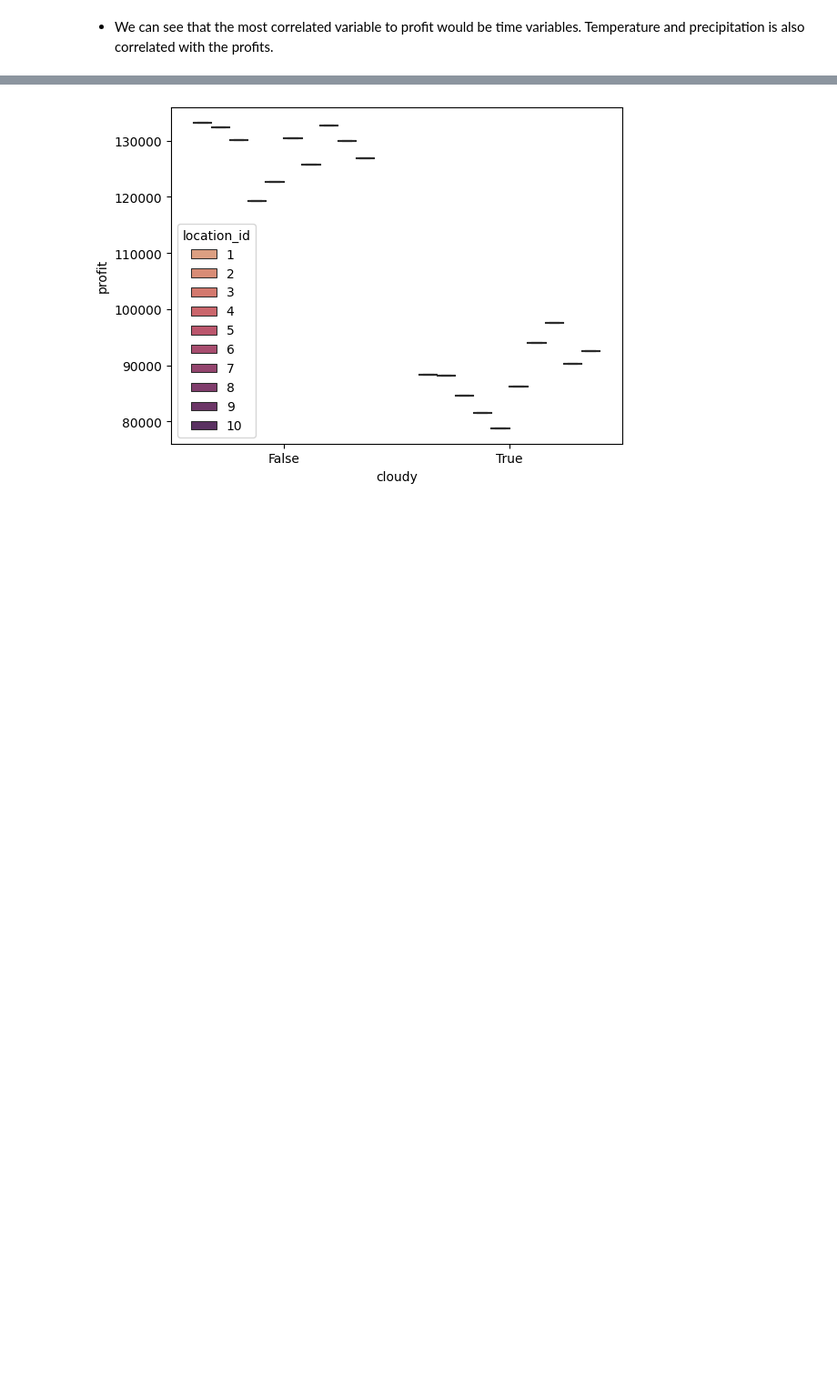
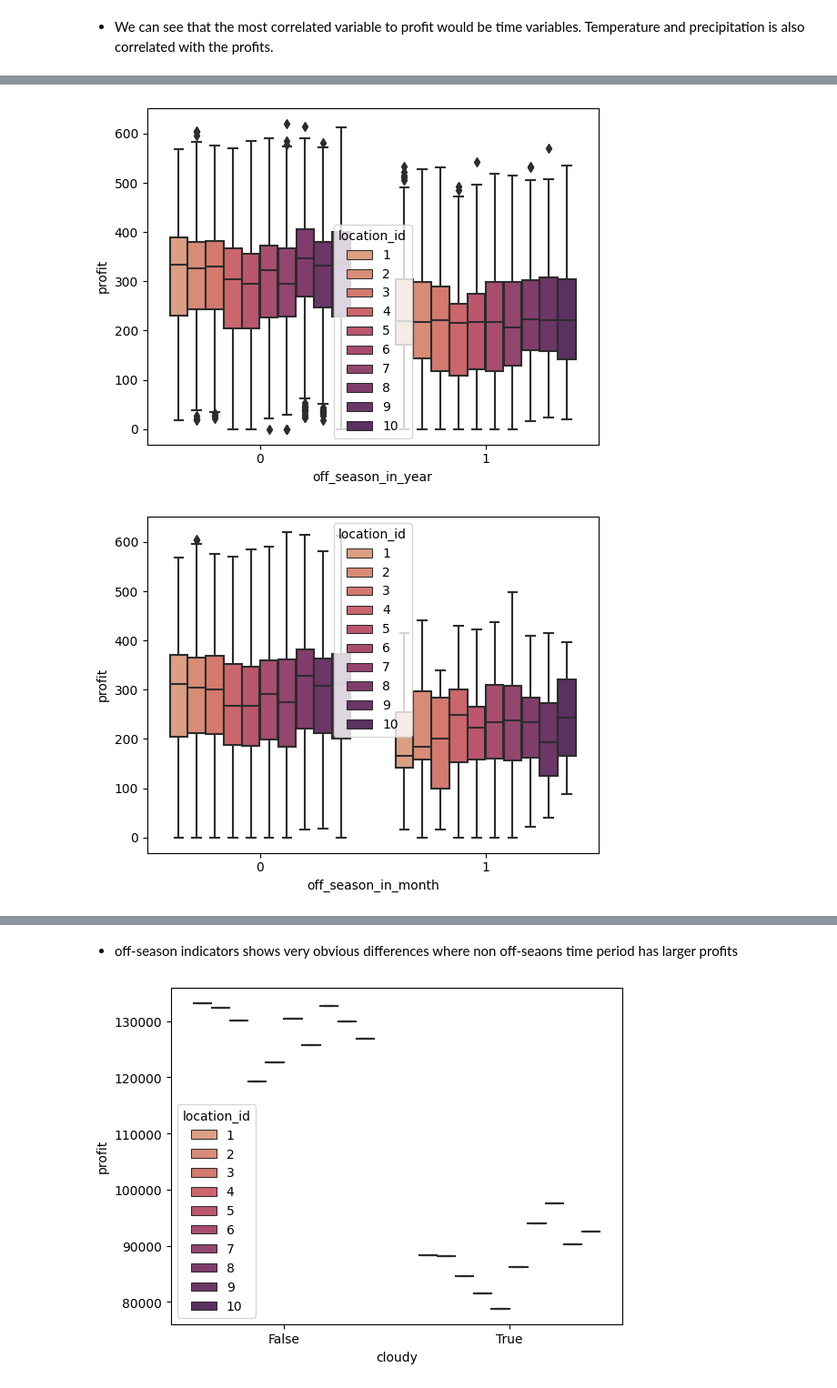
Before and after one commit to lynncyueliang/intern-take-home-assessment, a Jupyter notebook: YueLiang_Lynnc_takehome_assessment.ipynb, the cells around one changed output, grey strips where cells are left out. Shown at 91% size. Saved outputs shown, nothing was run; the diff lists cells and outputs as text; code cells hidden in the pictures; blank space fills up the shorter version.

```diff
--- a/YueLiang_Lynnc_takehome_assessment.ipynb
+++ b/YueLiang_Lynnc_takehome_assessment.ipynb
@@ -141,0 +160,10 @@ plt.show()
+# %%
+sns.boxplot(data= final_data, x='off_season_in_year', y='profit', hue='location_id', palette = "flare")
+plt.show()
+sns.boxplot(data= final_data, x='off_season_in_month', y='profit', hue='location_id', palette = "flare")
+plt.show()
+sns.boxplot(data= final_data, x='off_season_in_week', y='profit', hue='location_id', palette = "flare")
+plt.show()
+# %% [output]
+[figure, added]
+[figure, added]
@@ -142,3 +171,5 @@ plt.show()
+# %% [markdown]
+* off-season indicators shows very obvious differences where non off-seaons time period has larger profits
 # %%
 # Cloudy day profit:
 sns.boxplot(data= final_data.groupby(['location_id', 'cloudy'])['profit'].sum().reset_index(), x='cloudy', y='profit', hue='location_id', palette = "flare")
```
Also changed, not shown: parts of 35 cells of this notebook.
